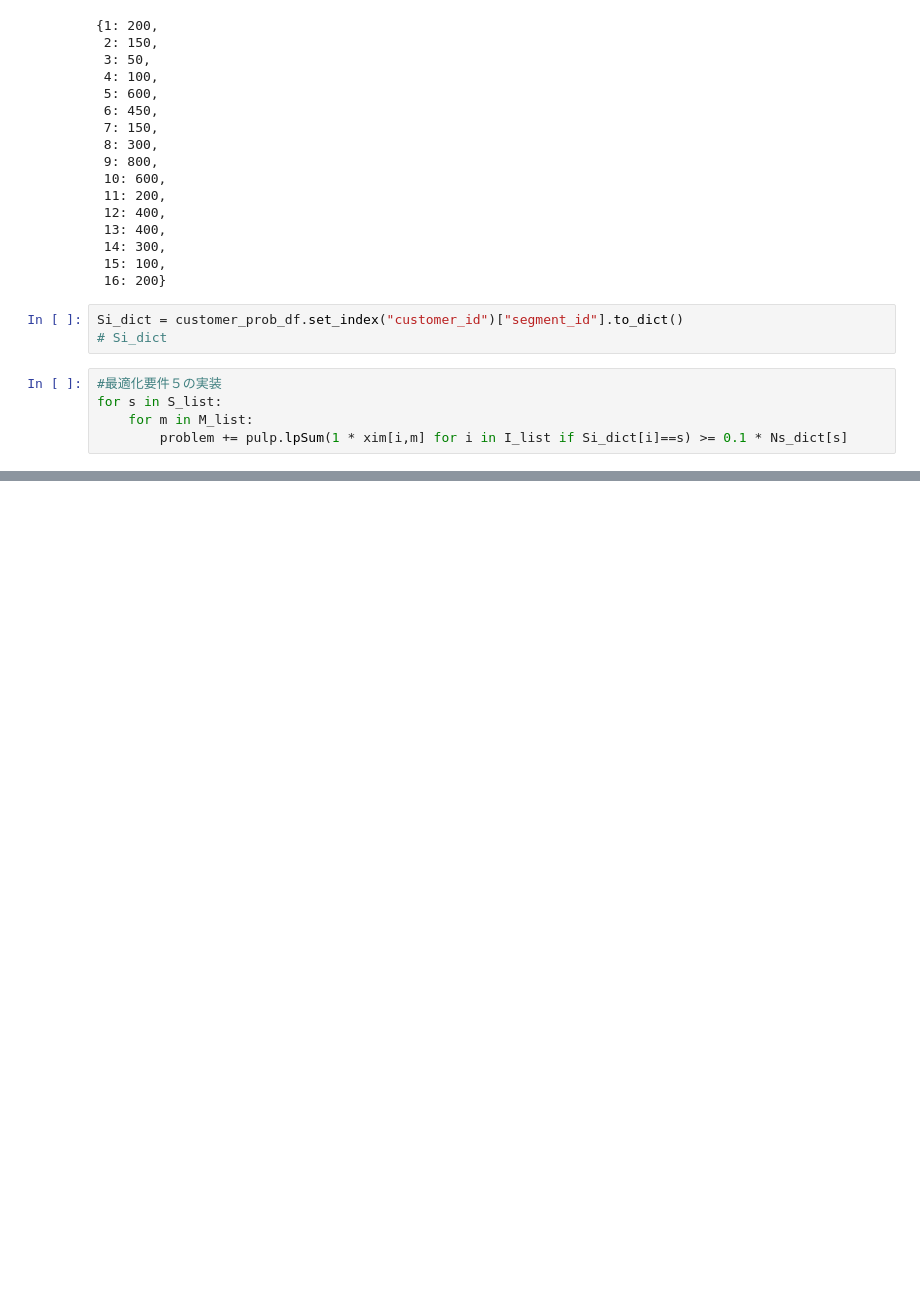
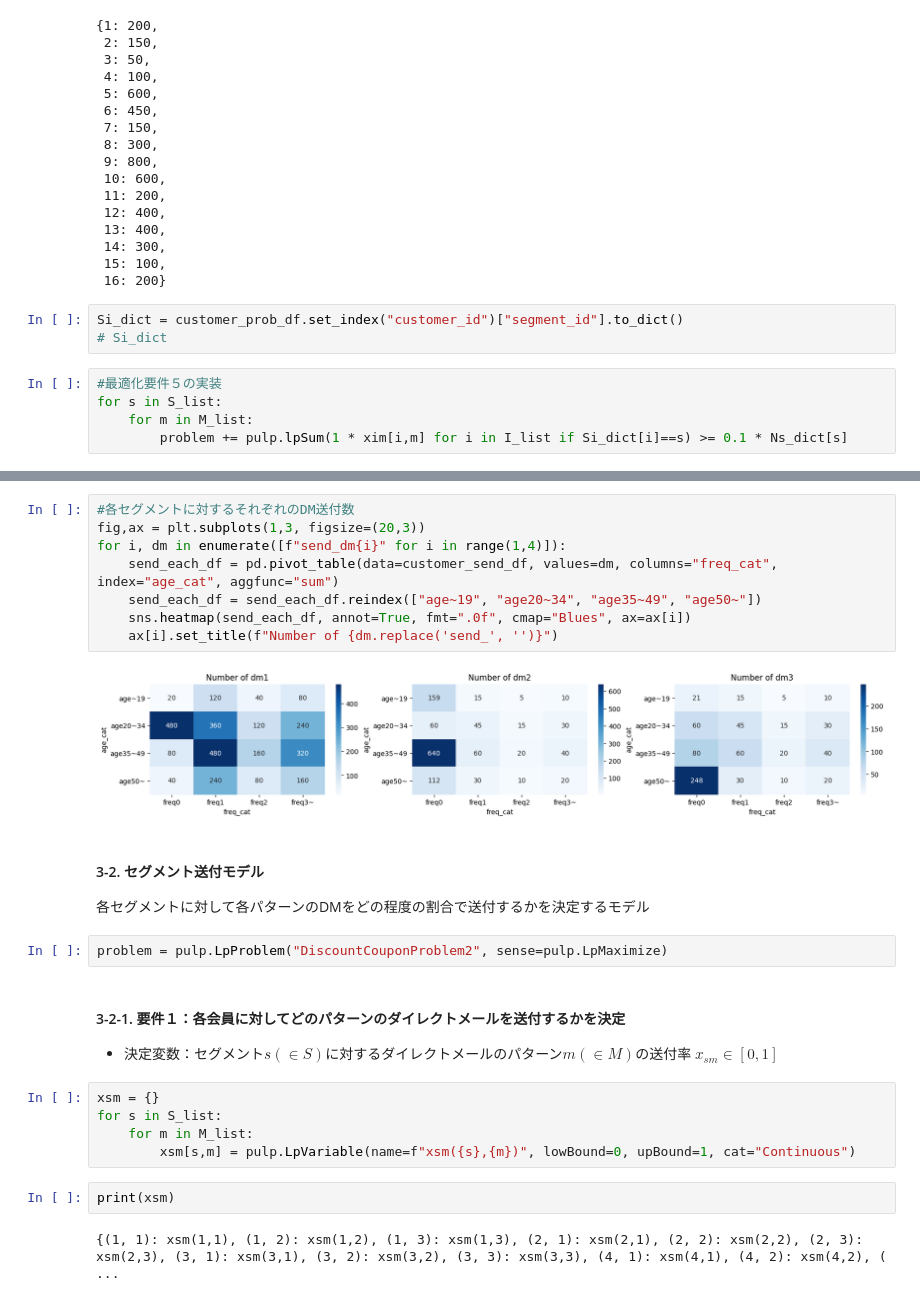
Before and after one commit to eggren3179/learning-numerical-optimization-in-python, a Jupyter notebook: ch04/coupon_and_campaign.ipynb, the cells around one changed output, grey strips where cells are left out. Cells and saved outputs as stored; diff of their text form; blank space fills up the shorter version.

```diff
--- a/ch04/coupon_and_campaign.ipynb
+++ b/ch04/coupon_and_campaign.ipynb
@@ -355,0 +402,28 @@ Culculated time:1.933727741241455 sec
+# %%
+#各セグメントに対するそれぞれのDM送付数
+fig,ax = plt.subplots(1,3, figsize=(20,3))
+for i, dm in enumerate([f"send_dm{i}" for i in range(1,4)]):
+    send_each_df = pd.pivot_table(data=customer_send_df, values=dm, columns="freq_cat", index="age_cat", aggfunc="sum")
+    send_each_df = send_each_df.reindex(["age~19", "age20~34", "age35~49", "age50~"])
+    sns.heatmap(send_each_df, annot=True, fmt=".0f", cmap="Blues", ax=ax[i])
+    ax[i].set_title(f"Number of {dm.replace('send_', '')}")
+# %% [output]
+[figure, added]
+# %% [markdown]
+#### 3-2. セグメント送付モデル
+各セグメントに対して各パターンのDMをどの程度の割合で送付するかを決定するモデル
+# %%
+problem = pulp.LpProblem("DiscountCouponProblem2", sense=pulp.LpMaximize)
+# %% [markdown]
+#### 3-2-1. 要件１：各会員に対してどのパターンのダイレクトメールを送付するかを決定
+ - 決定変数：セグメント$s (\in S)$に対するダイレクトメールのパターン$m(\in M)$の送付率
+   $x_{sm}\in [0, 1]$
+# %%
+xsm = {}
+for s in S_list:
+    for m in M_list:
+        xsm[s,m] = pulp.LpVariable(name=f"xsm({s},{m})", lowBound=0, upBound=1, cat="Continuous")
+# %%
+print(xsm)
+# %% [output]
+{(1, 1): xsm(1,1), (1, 2): xsm(1,2), (1, 3): xsm(1,3), (2, 1): xsm(2,1), (2, 2): xsm(2,2), (2, 3): xsm(2,3), (3, 1): xsm(3,1), (3, 2): xsm(3,2), (3, 3): xsm(3,3), (4, 1): xsm(4,1), (4, 2): xsm(4,2), ( ...
```
Also changed, not shown: parts of 62 cells of this notebook.
